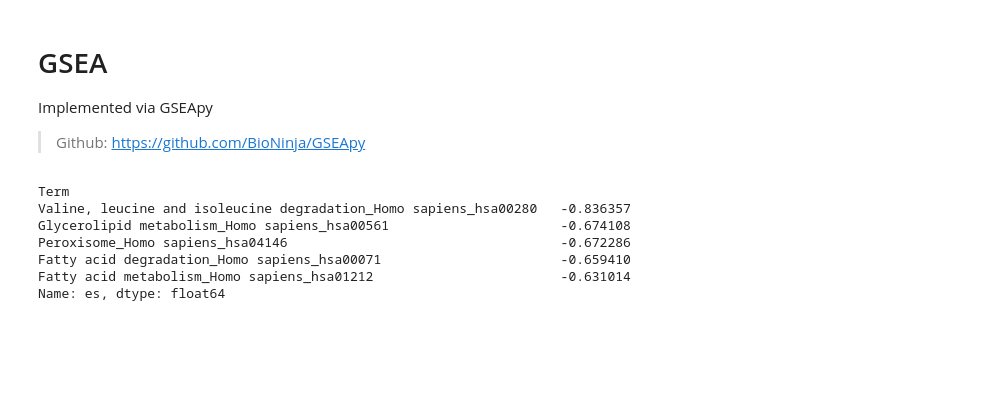
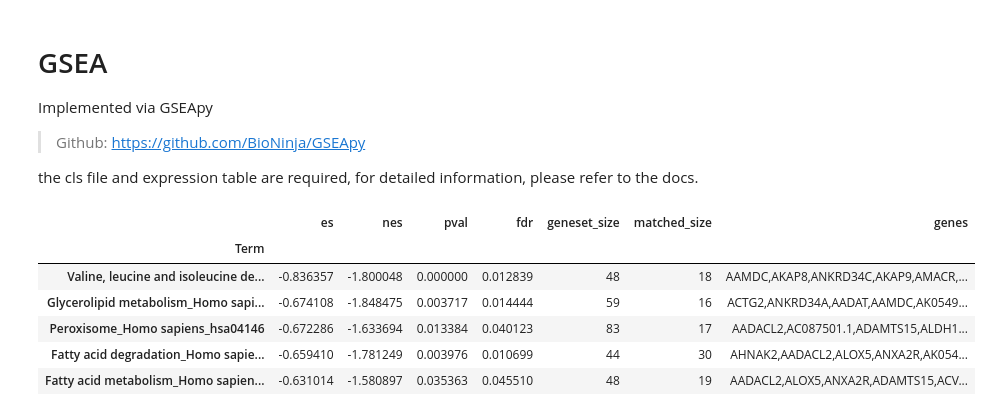
Before and after one commit to iseekwonderful/PyPathway, a Jupyter notebook: examples/analysis/GSEA.ipynb, the cells around one changed output. Saved outputs shown, nothing was run; the diff lists cells and outputs as text; code cells hidden in the pictures; blank space fills up the shorter version.

```diff
--- a/examples/analysis/GSEA.ipynb
+++ b/examples/analysis/GSEA.ipynb
@@ -2,6 +2,8 @@
 # GSEA
 Implemented via GSEApy
 > Github: https://github.com/BioNinja/GSEApy
+
+the cls file and expression table are required, for detailed information, please refer to the docs.
 # %%
 from pypathway import GSEA
 import pandas as pd
@@ -14,15 +16,15 @@ gene_exp = pd.read_excel("./data/GSE4107.xlsx")
 # %%
 r = GSEA.run(data=gene_exp[:1000], gmt="KEGG_2016", cls=class_vector)
 # %%
-r.table.sort_values("es").head()['es']
+r.table.sort_values("es").head()
 # %% [output]
-Term
-Valine, leucine and isoleucine degradation_Homo sapiens_hsa00280   -0.836357
-Glycerolipid metabolism_Homo sapiens_hsa00561                      -0.674108
-Peroxisome_Homo sapiens_hsa04146                                   -0.672286
-Fatty acid degradation_Homo sapiens_hsa00071                       -0.659410
-Fatty acid metabolism_Homo sapiens_hsa01212                        -0.631014
-Name: es, dtype: float64
+|  | es | nes | pval | fdr | geneset_size | matched_size | genes |
+| Term |  |  |  |  |  |  |  |
+| Valine, leucine and isoleucine de... | -0.836357 | -1.800048 | 0.000000 | 0.012839 | 48 | 18 | AAMDC,AKAP8,ANKRD34C,AKAP9,AMACR,... |
+| Glycerolipid metabolism_Homo sapi... | -0.674108 | -1.848475 | 0.003717 | 0.014444 | 59 | 16 | ACTG2,ANKRD34A,AADAT,AAMDC,AK0549... |
+| Peroxisome_Homo sapiens_hsa04146 | -0.672286 | -1.633694 | 0.013384 | 0.040123 | 83 | 17 | AADACL2,AC087501.1,ADAMTS15,ALDH1... |
+| Fatty acid degradation_Homo sapie... | -0.659410 | -1.781249 | 0.003976 | 0.010699 | 44 | 30 | AHNAK2,AADACL2,ALOX5,ANXA2R,AK054... |
+| Fatty acid metabolism_Homo sapien... | -0.631014 | -1.580897 | 0.035363 | 0.045510 | 48 | 19 | AADACL2,ALOX5,ANXA2R,ADAMTS15,ACV... |
 # %%
 r.plot()
 # %% [output]
```
Also changed, not shown: 12 other files.
